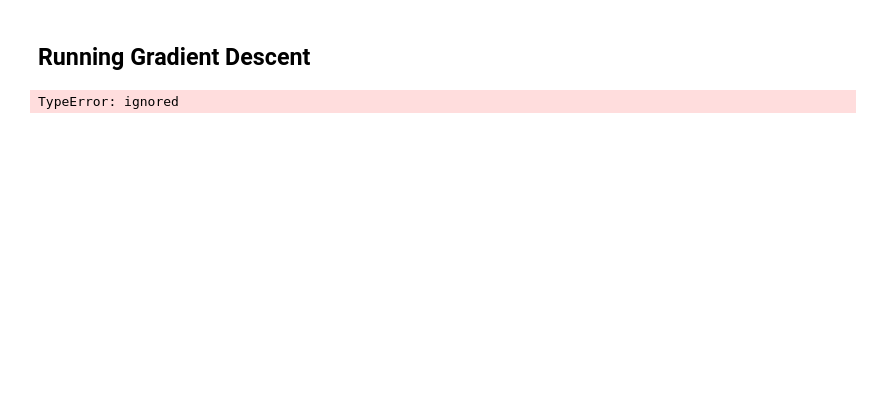
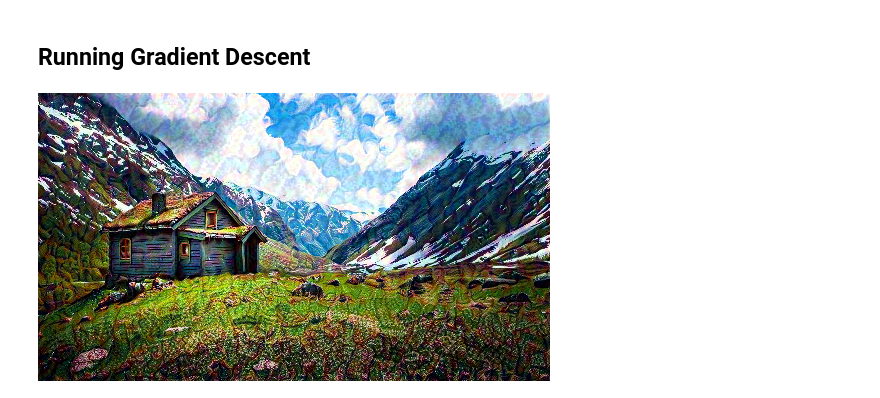
Before and after one commit to kairavkkp/ML-Tutorials, a Jupyter notebook: Neural_Style_Transfer/Neural_Style_Transfer.ipynb, the cells around one changed output. Drawn from its saved outputs; the diff is of its cells as text; code cells hidden in the pictures; blank space fills up the shorter version.

Commit message:
Training Done, Variation Loss Left

```diff
--- a/Neural_Style_Transfer/Neural_Style_Transfer.ipynb
+++ b/Neural_Style_Transfer/Neural_Style_Transfer.ipynb
@@ -225,7 +225,7 @@ class StyleContentModel(tf.keras.models.Model):
     outputs = self.vgg(preprocessed_input)
 
     style_outputs, content_outputs = (outputs[:self.num_style_layers],
-                                      outputs[self.num_style_layers])
+                                      outputs[self.num_style_layers:])
 
     style_outputs = [gram_matrix(style_output)
                       for style_output in style_outputs]
@@ -335,8 +335,8 @@ def train_step(image):
   image.assign(clip_0_1(image))
 # %%
 train_step(image)
-# train_step(image)
-# train_step(image)
-# tensor_to_image(image)
+train_step(image)
+train_step(image)
+tensor_to_image(image)
 # %% [output]
-TypeError: ignored
+[figure, added]
```
Also changed, not shown: parts of 9 cells of this notebook.
